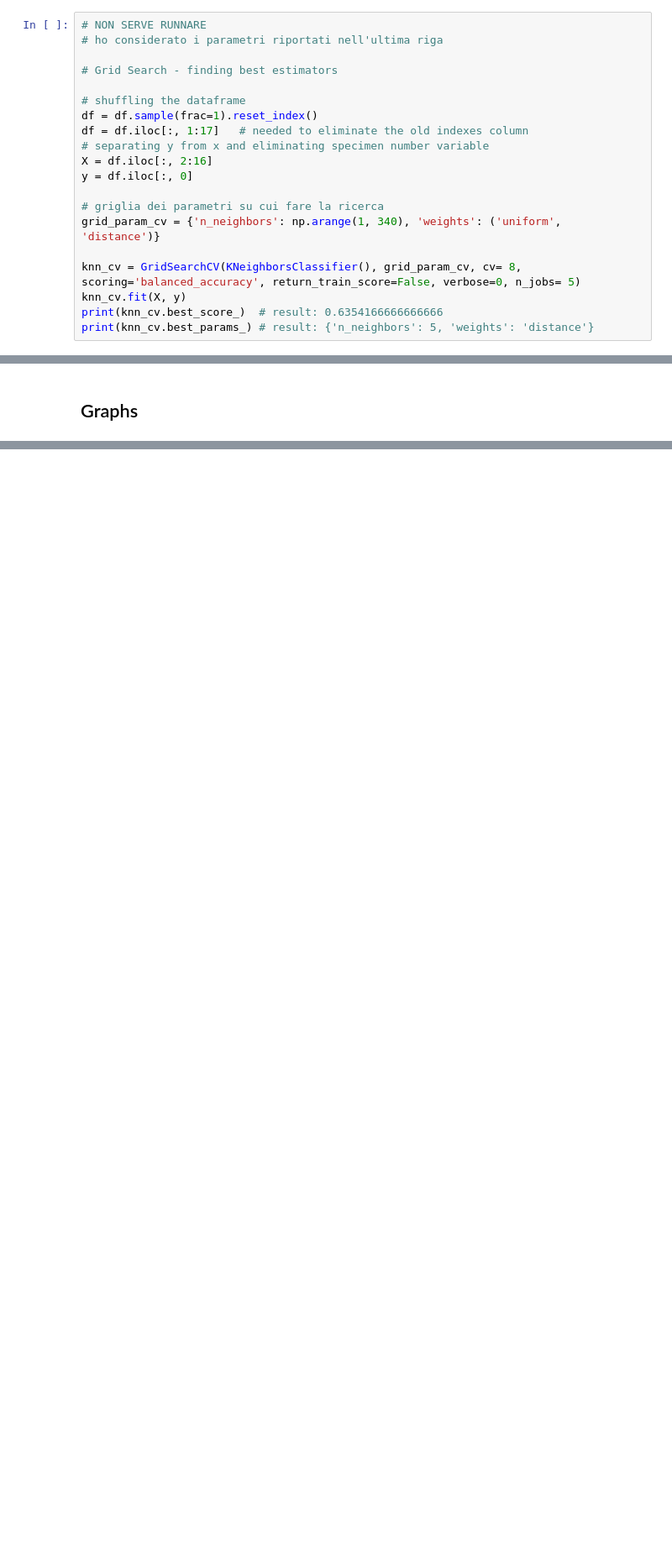
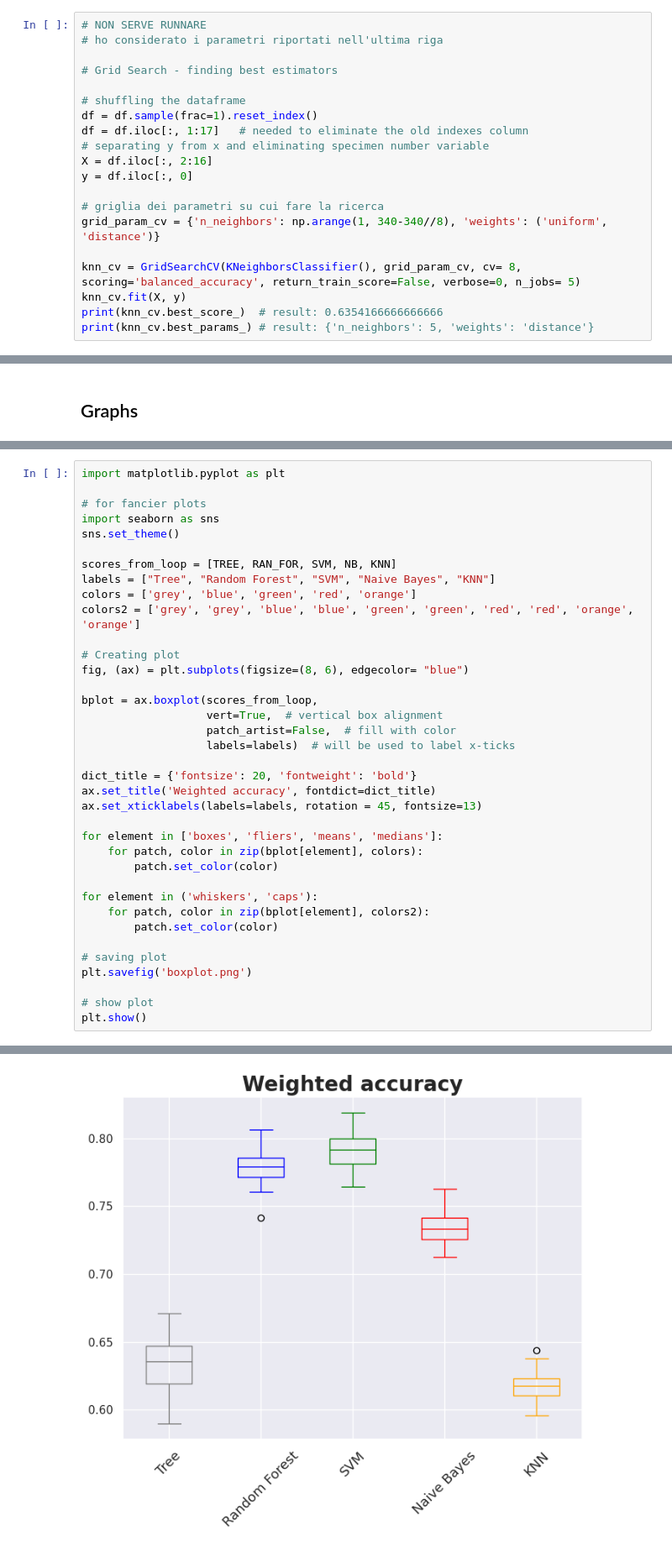
Before and after one commit to pettepiero/proglie, a Jupyter notebook: graphs.ipynb, the cells around one changed output, grey strips where cells are left out. Shown at 84% size. Saved outputs shown, nothing was run; the diff lists cells and outputs as text; blank space fills up the shorter version.

```diff
--- a/graphs.ipynb
+++ b/graphs.ipynb
@@ -337,7 +341,7 @@ X = df.iloc[:, 2:16]
 y = df.iloc[:, 0]
 
 # griglia dei parametri su cui fare la ricerca
-grid_param_cv = {'n_neighbors': np.arange(1, 340), 'weights': ('uniform', 'distance')}
+grid_param_cv = {'n_neighbors': np.arange(1, 340-340//8), 'weights': ('uniform', 'distance')}
 
 knn_cv = GridSearchCV(KNeighborsClassifier(), grid_param_cv, cv= 8, scoring='balanced_accuracy', return_train_score=False, verbose=0, n_jobs= 5)
 knn_cv.fit(X, y)
@@ -450,0 +439,38 @@ Text(0.5, 1.0, 'Weighted accuracy')
+# %%
+import matplotlib.pyplot as plt
+
+# for fancier plots
+import seaborn as sns
+sns.set_theme()
+
+scores_from_loop = [TREE, RAN_FOR, SVM, NB, KNN]
+labels = ["Tree", "Random Forest", "SVM", "Naive Bayes", "KNN"]
+colors = ['grey', 'blue', 'green', 'red', 'orange']
+colors2 = ['grey', 'grey', 'blue', 'blue', 'green', 'green', 'red', 'red', 'orange', 'orange']
+
+# Creating plot
+fig, (ax) = plt.subplots(figsize=(8, 6), edgecolor= "blue")
+
+bplot = ax.boxplot(scores_from_loop,
+                   vert=True,  # vertical box alignment
+                   patch_artist=False,  # fill with color
+                   labels=labels)  # will be used to label x-ticks
+
+dict_title = {'fontsize': 20, 'fontweight': 'bold'}
+ax.set_title('Weighted accuracy', fontdict=dict_title)
+ax.set_xticklabels(labels=labels, rotation = 45, fontsize=13)
+
+for element in ['boxes', 'fliers', 'means', 'medians']:
+    for patch, color in zip(bplot[element], colors):
+        patch.set_color(color)
+
+for element in ('whiskers', 'caps'):
+    for patch, color in zip(bplot[element], colors2):
+        patch.set_color(color)
+
+# saving plot
+plt.savefig('boxplot.png')
+
+# show plot
+plt.show()
+# %% [output]
@@ -450,0 +483 @@ Text(0.5, 1.0, 'Weighted accuracy')
+[figure, added]
```
Also changed, not shown: parts of 15 cells of this notebook, 3 other files.
